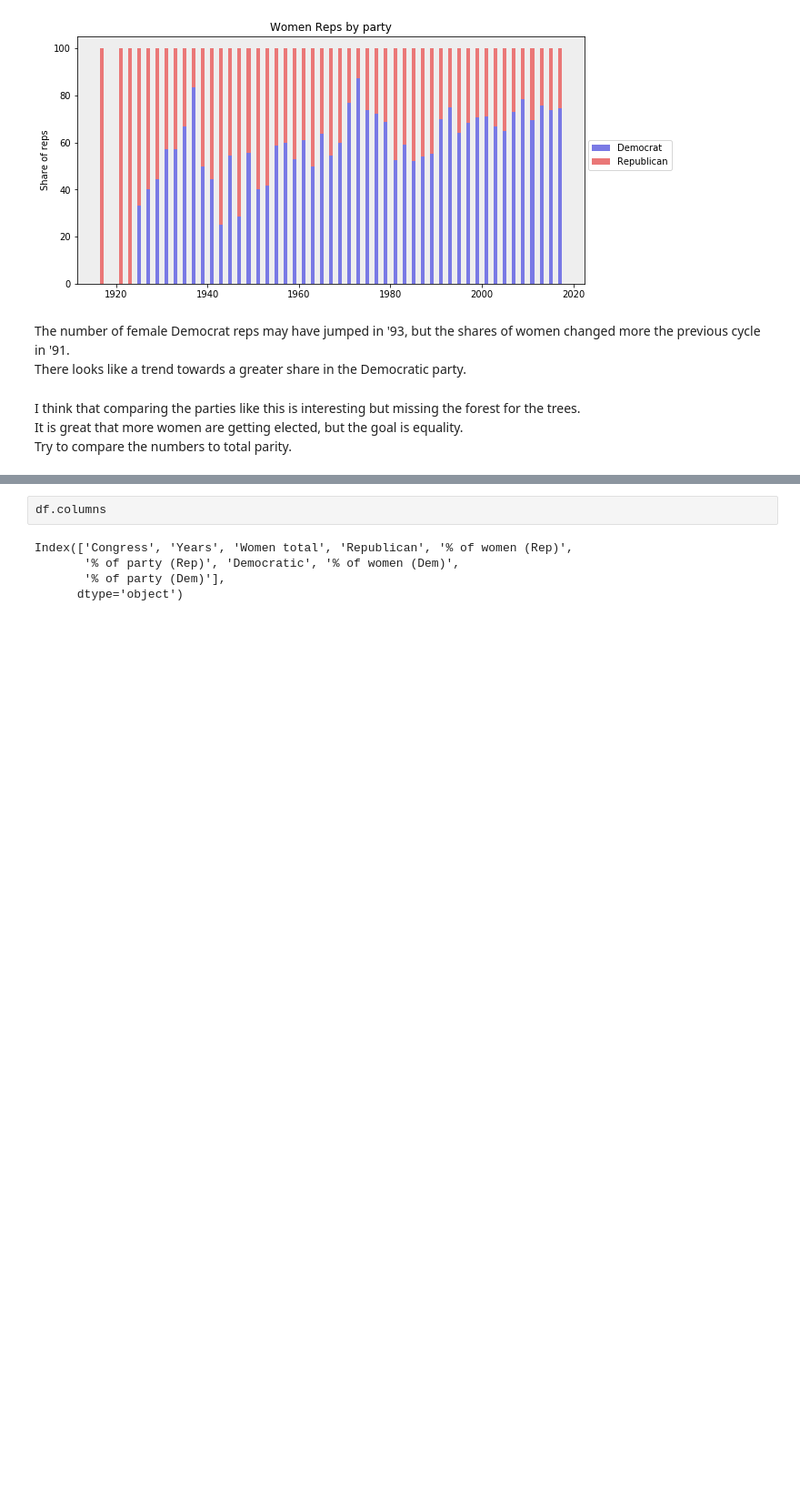
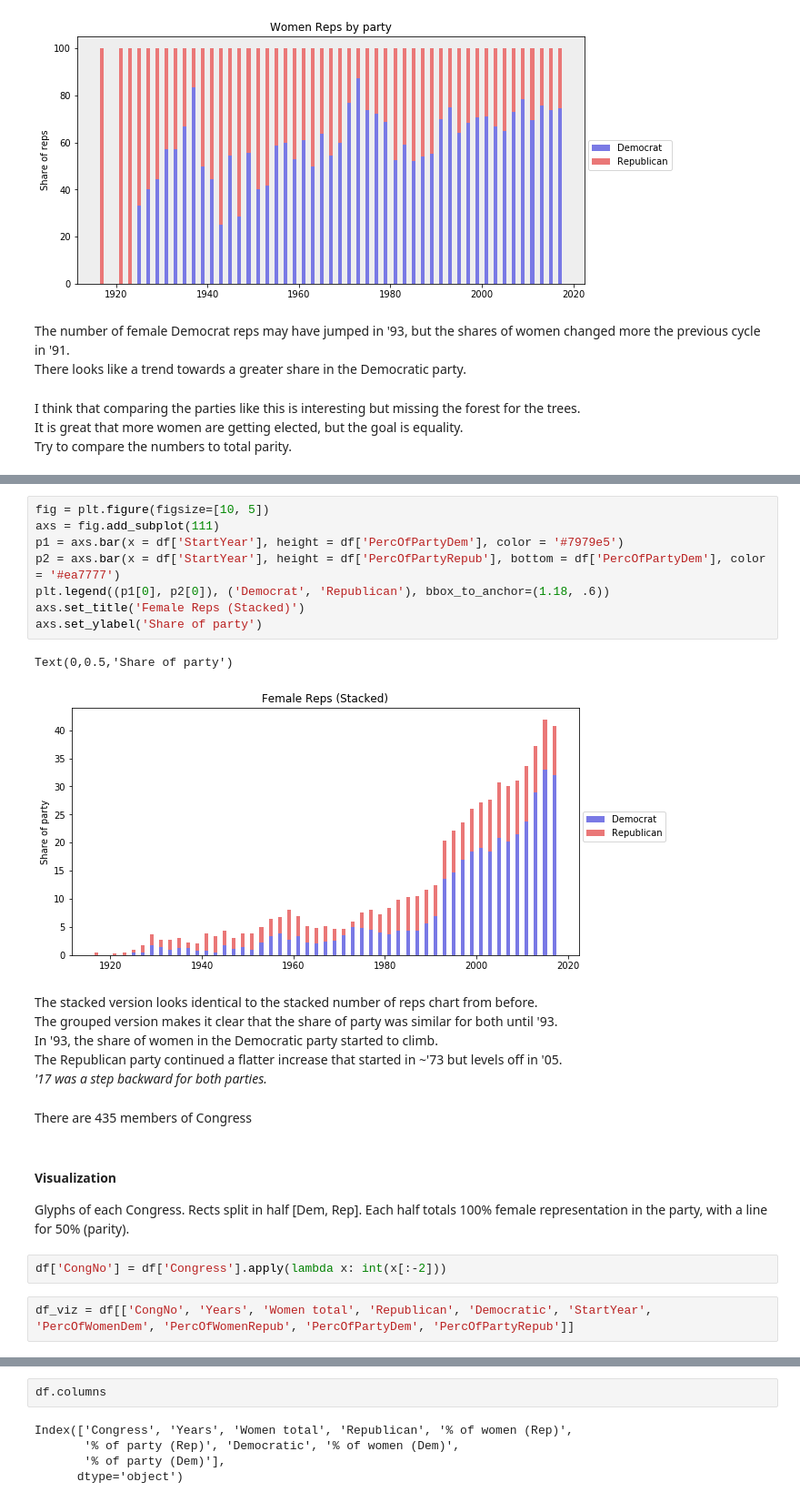
Before and after one commit to Ecboxer/makeoverMonday, a Jupyter notebook: wk42WomenHouseReps/notebooks/explore.ipynb, the cells around one changed output, grey strips where cells are left out. Shown at 91% size. Drawn from its saved outputs; the diff is of its cells as text; blank space fills up the shorter version.

```diff
--- a/wk42WomenHouseReps/notebooks/explore.ipynb
+++ b/wk42WomenHouseReps/notebooks/explore.ipynb
@@ -133,0 +157,26 @@ Try to compare the numbers to total parity.
+# %%
+fig = plt.figure(figsize=[10, 5])
+axs = fig.add_subplot(111)
+p1 = axs.bar(x = df['StartYear'], height = df['PercOfPartyDem'], color = '#7979e5')
+p2 = axs.bar(x = df['StartYear'], height = df['PercOfPartyRepub'], bottom = df['PercOfPartyDem'], color = '#ea7777')
+plt.legend((p1[0], p2[0]), ('Democrat', 'Republican'), bbox_to_anchor=(1.18, .6))
+axs.set_title('Female Reps (Stacked)')
+axs.set_ylabel('Share of party')
+# %% [output]
+Text(0,0.5,'Share of party')
+[figure, added]
+# %% [markdown]
+The stacked version looks identical to the stacked number of reps chart from before.
+The grouped version makes it clear that the share of party was similar for both until '93.
+In '93, the share of women in the Democratic party started to climb.
+The Republican party continued a flatter increase that started in ~'73 but levels off in '05.
+*'17 was a step backward for both parties.*
+# %% [markdown]
+There are 435 members of Congress
+# %% [markdown]
+#### Visualization
+Glyphs of each Congress. Rects split in half \[Dem, Rep]. Each half totals 100% female representation in the party, with a line for 50% (parity).
+# %%
+df['CongNo'] = df['Congress'].apply(lambda x: int(x[:-2]))
+# %%
+df_viz = df[['CongNo', 'Years', 'Women total', 'Republican', 'Democratic', 'StartYear', 'PercOfWomenDem', 'PercOfWomenRepub', 'PercOfPartyDem', 'PercOfPartyRepub']]
```
Also changed, not shown: parts of 8 cells of this notebook, 3 other files.
